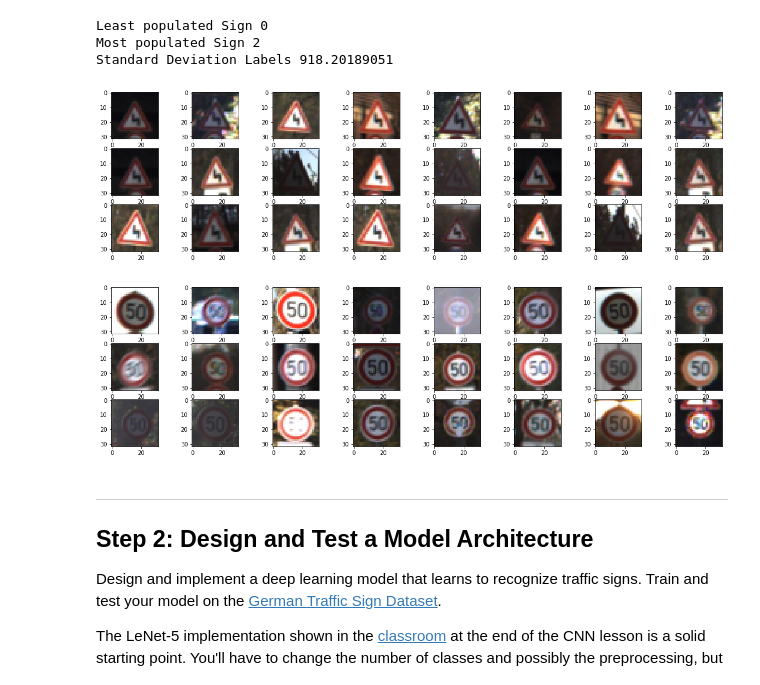
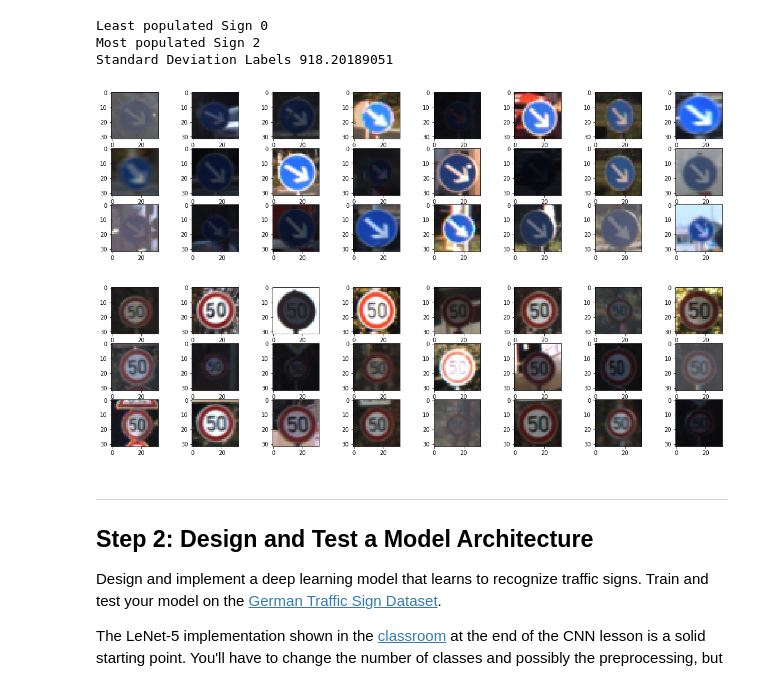
Before and after one commit to QuantumCoherence/CarND-Traffic-Sign-Classifier-Project, a Jupyter notebook: Traffic_Sign_Classifier.ipynb, the cells around one changed output. Cells and saved outputs as stored; diff of their text form; code cells hidden in the pictures.

```diff
--- a/Traffic_Sign_Classifier.ipynb
+++ b/Traffic_Sign_Classifier.ipynb
@@ -127,19 +127,19 @@ Most populated Sign 2
 Standard Deviation Labels 918.20189051
 # %%
 categoryimages = []
-indices = np.where(y_train == 21)[0] #np.argmin(n))[0]
+indices = np.where(y_train == 38)[0] #np.argmin(n))[0]
 #[13, 17, 7, 27, 14 ,14 ,14, 23, 13, 21]
 for i in np.random.choice(indices, 24, replace=False):
     categoryimages.append(X_train[i])
 
 
 plt.figure(figsize=(20, 7))
 columns = 8
 for i, categoryimage in enumerate(categoryimages):
     plt.subplot(len(categoryimages) / columns + 1, columns, i + 1)
     plt.imshow(categoryimage)
 # %% [output]
-[figure, old version]
+[figure, new version]
 # %%
 categoryimages = []
 indices = np.where(y_train == np.argmax(n))[0]
@@ -153,7 +153,7 @@ for i, categoryimage in enumerate(categoryimages):
     plt.subplot(len(categoryimages) / columns + 1, columns, i + 1)
     plt.imshow(categoryimage)
 # %% [output]
-[figure, old version]
+[figure, new version]
 # %% [markdown]
 ----
 
```
Also changed, not shown: parts of 19 cells of this notebook.
